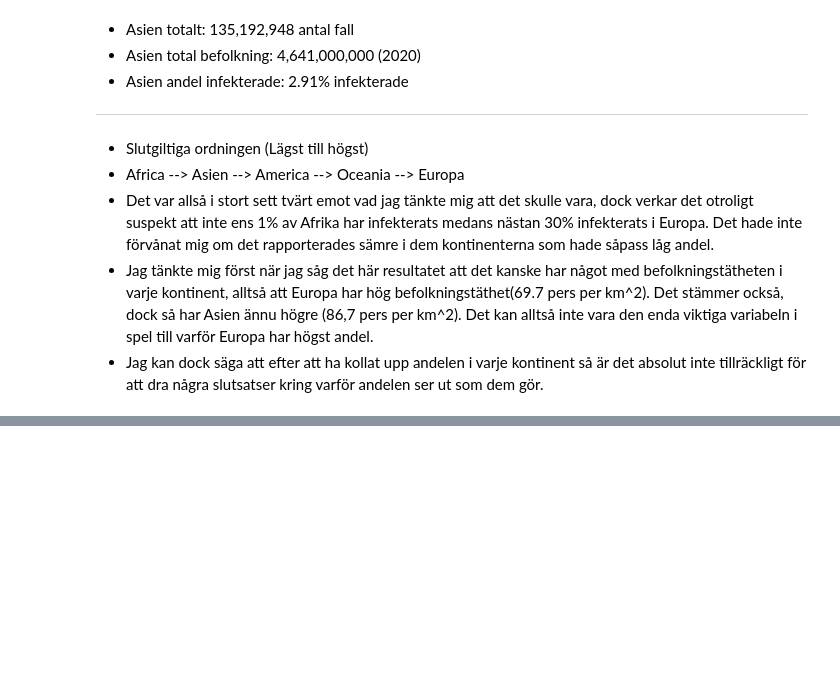
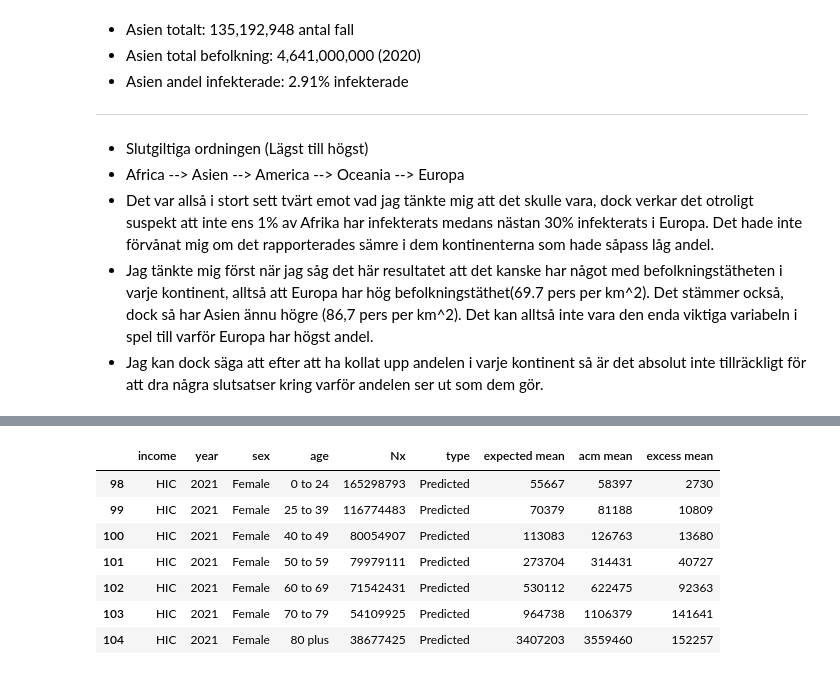
Before and after one commit to Danneftw1/Databehandling-Daniel-Nilsson, a Jupyter notebook: Labb_1/Uppgift_4.ipynb, the cells around one changed output, grey strips where cells are left out. Cells and saved outputs as stored; diff of their text form; code cells hidden in the pictures; blank space fills up the shorter version.

```diff
--- a/Labb_1/Uppgift_4.ipynb
+++ b/Labb_1/Uppgift_4.ipynb
@@ -99,0 +117,45 @@ ax.xaxis.set_major_locator(plt.MaxNLocator(5))
+# %%
+grouped_deaths = pd.read_excel("../Data/deaths_group.xlsx", sheet_name='Deaths by year, sex and age')
+
+grouped_deaths.drop(grouped_deaths.index[0:10], inplace=True)
+grouped_deaths.reset_index(drop = True, inplace = True) # inplace = true has to be if you dont want to create new variable
+
+grouped_deaths.rename(columns= # renames colums using dicts
+{"World Bank country classifications by income level, LIC: low-income countries; LMIC: lower-middle-income countries; UMIC: upper-middle-income countries; HIC: high-income countries *The income grouping refers to the World Bank analytical income of economies as of 1 July 2021, based on the 2020 gross national income per capita estimates calculated using the World Bank Atlas method.": "year",
+"Unnamed: 2": "sex",
+"Unnamed: 3": "age",
+"Unnamed: 4": "Nx",
+"Unnamed: 5": "type",
+"Unnamed: 6": "expected mean",
+"Unnamed: 7": "acm mean",
+"Unnamed: 8": "excess mean",
+},
+inplace=True)
+# %%
+grouped_deaths[['sex', 'age', 'acm mean']]
+
+LIC_groups = grouped_deaths[(grouped_deaths["income"] == "LIC")]
+LIC_groups = LIC_groups[(LIC_groups["year"] == 2021)]
+LIC_groups = LIC_groups[(LIC_groups["sex"] == "Female")]
+
+LMIC_groups = grouped_deaths[(grouped_deaths["income"] == "LMIC")]
+LMIC_groups = LMIC_groups[(LMIC_groups["year"] == 2021)]
+LMIC_groups = LMIC_groups[(LMIC_groups["sex"] == "Female")]
+
+UMIC_groups = grouped_deaths[(grouped_deaths["income"] == "UMIC")]
+UMIC_groups = UMIC_groups[(UMIC_groups["year"] == 2021)]
+UMIC_groups = UMIC_groups[(UMIC_groups["sex"] == "Female")]
+
+HIC_groups = grouped_deaths[(grouped_deaths["income"] == "HIC")]
+HIC_groups = HIC_groups[(HIC_groups["year"] == 2021)]
+HIC_groups = HIC_groups[(HIC_groups["sex"] == "Female")]
+HIC_groups
+# %% [output]
+|  | income | year | sex | age | Nx | type | expected mean | acm mean | excess mean |
+| 98 | HIC | 2021 | Female | 0 to 24 | 165298793 | Predicted | 55667 | 58397 | 2730 |
+| 99 | HIC | 2021 | Female | 25 to 39 | 116774483 | Predicted | 70379 | 81188 | 10809 |
+| 100 | HIC | 2021 | Female | 40 to 49 | 80054907 | Predicted | 113083 | 126763 | 13680 |
+| 101 | HIC | 2021 | Female | 50 to 59 | 79979111 | Predicted | 273704 | 314431 | 40727 |
+| 102 | HIC | 2021 | Female | 60 to 69 | 71542431 | Predicted | 530112 | 622475 | 92363 |
+| 103 | HIC | 2021 | Female | 70 to 79 | 54109925 | Predicted | 964738 | 1106379 | 141641 |
+| 104 | HIC | 2021 | Female | 80 plus | 38677425 | Predicted | 3407203 | 3559460 | 152257 |
```
Also changed, not shown: parts of 6 cells of this notebook, 1 other file.
